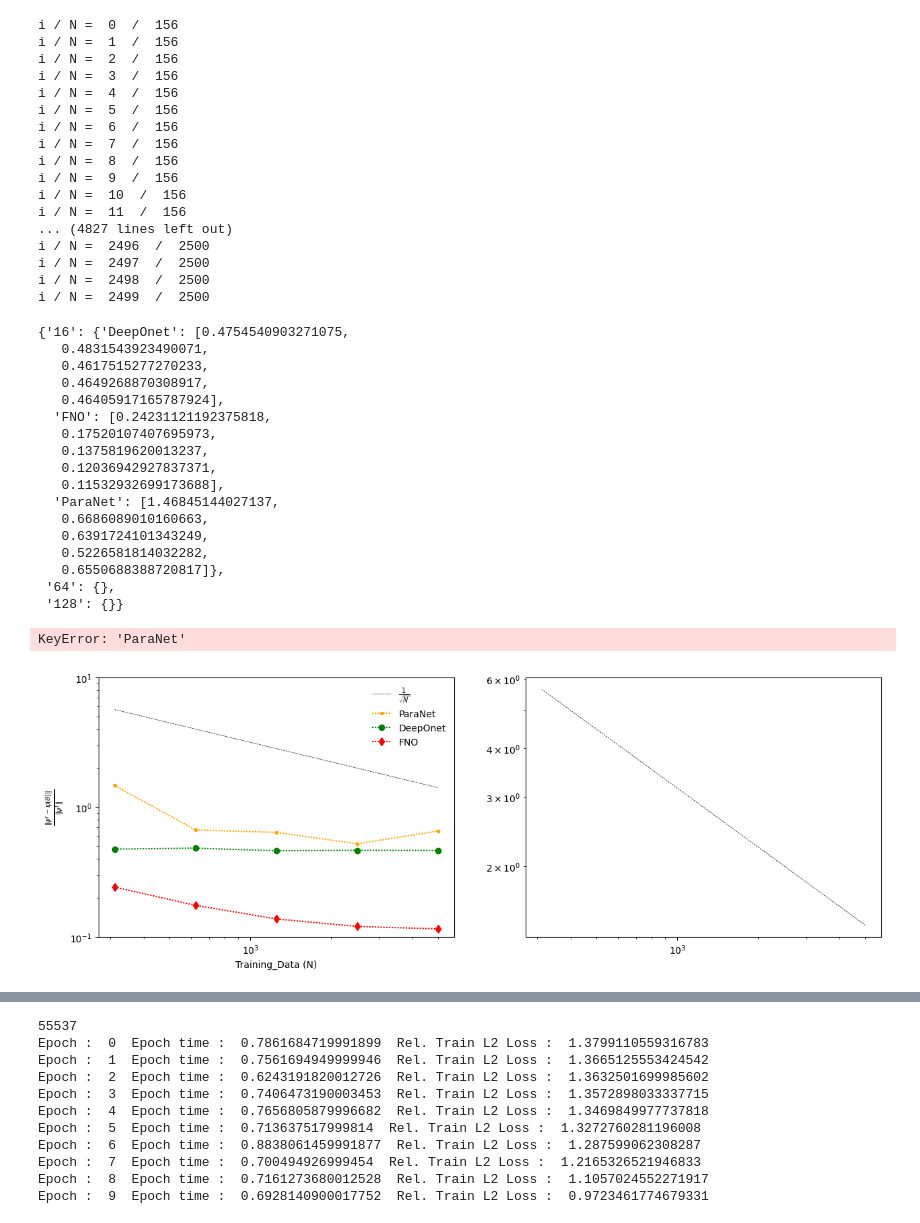
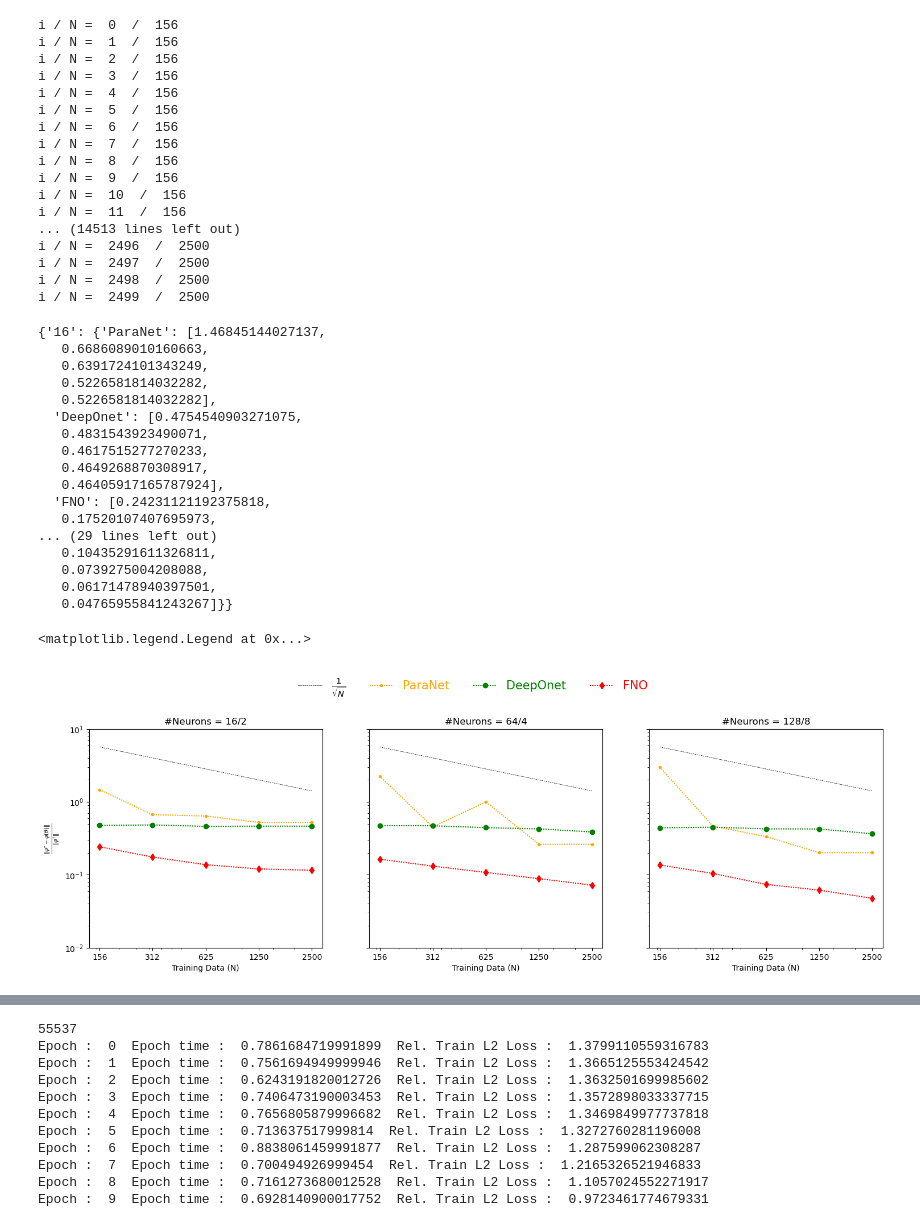
Before and after one commit to ChristianJzB/Projects, a Jupyter notebook: Deep_Solvers/Neural_Operators/Trade_Cost_Accuracy/Test_comparison.ipynb, the cells around one changed output, grey strips where cells are left out. Drawn from its saved outputs; the diff is of its cells as text; code cells hidden in the pictures.

```diff
--- a/Deep_Solvers/Neural_Operators/Trade_Cost_Accuracy/Test_comparison.ipynb
+++ b/Deep_Solvers/Neural_Operators/Trade_Cost_Accuracy/Test_comparison.ipynb
@@ -32,9 +32,9 @@ test_error_mean = {"16":dict(),"64":dict(),"128":dict()}
 
 #M_  = [312*(2**i) for i in range(6)]
 #N_neurons = [16,64,128,256]
-for nneurons in [16]:
+for nneurons in [16,64, 128]:
     test_error_mean[str(nneurons)]["ParaNet"] = []
-    for M in [312, 624, 1250,2500,5000]:
+    for M in [312, 624, 1250,2500]:
 
         N = 100
         ntrain = M//2
@@ -149,6 +154,6 @@ test_error_mean
 # %%
 
-N_neurons = [16]
+N_neurons = [16,64, 128]
 for nneurons in N_neurons:
     test_error_mean[str(nneurons)]["DeepOnet"] = []
     for M in [312, 624, 1250, 2500,5000]:
@@ -262,7 +277,7 @@ test_error_mean
 # %%
 
-N_neurons = [2]
-for nneurons,nl in zip(N_neurons,[16,64,128]):
+N_neurons = [2,4,8]
+for nneurons,nl in zip(N_neurons,[16,64, 128]):
     test_error_mean[str(nl)]["FNO"] = []
     for M in [312, 624, 1250, 2500,5000]:
 
@@ -330,10 +345,8 @@ i / N =  8  /  156
 i / N =  9  /  156
 i / N =  10  /  156
 i / N =  11  /  156
-... (4827 lines left out)
+... (14513 lines left out)
 i / N =  2496  /  2500
 i / N =  2497  /  2500
 i / N =  2498  /  2500
 i / N =  2499  /  2500
-# %%
-test_error_mean["16"]["ParaNet"]=[1.46845144027137,0.6686089010160663,0.6391724101343249,0.5226581814032282,0.6550688388720817]
@@ -340,47 +357,51 @@ test_error_mean["16"]["ParaNet"]=[1.46845144027137,0.6686089010160663,0.63917241
 # %%
 test_error_mean
 # %% [output]
-{'16': {'DeepOnet': [0.4754540903271075,
+{'16': {'ParaNet': [1.46845144027137,
+   0.6686089010160663,
+   0.6391724101343249,
+   0.5226581814032282,
+   0.5226581814032282],
+  'DeepOnet': [0.4754540903271075,
    0.4831543923490071,
    0.4617515277270233,
    0.4649268870308917,
    0.46405917165787924],
   'FNO': [0.24231121192375818,
    0.17520107407695973,
-   0.1375819620013237,
-   0.12036942927837371,
-   0.11532932699173688],
-  'ParaNet': [1.46845144027137,
-   0.6686089010160663,
-   0.6391724101343249,
-   0.5226581814032282,
-   0.6550688388720817]},
- '64': {},
- '128': {}}
+... (29 lines left out)
+   0.10435291611326811,
+   0.0739275004208088,
+   0.06171478940397501,
+   0.04765955841243267]}}
 # %%
 d = np.array([312, 624, 1250, 2500,5000])
 
 
 #plt.loglog(d, 1/np.sqrt(d),color = "blue", label= r"$\frac{1}{\sqrt{N}}$")
-fig, axs = plt.subplots(1, 2, figsize=(15, 5))
-ylims = [(1e-1, 10), (1e-2, 10), (0.04, 0.4), (0.1, 10)]
-
+fig, axs = plt.subplots(1, 3, figsize=(18, 5), sharey=True)
+ylims = [(1e-2, 10), (1e-2, 10), (0.04, 0.4), (0.1, 10)]
+networks = ["#Neurons = 16/2", "#Neurons = 64/4", "#Neurons = 128/8"]
 for i,(key,ax) in enumerate(zip(test_error_mean.keys(),axs.flatten())):
 
     ax.loglog(d,100*d**(-1/2),label = r"$\frac{1}{\sqrt{N}}$",color = "black",linewidth=0.5,linestyle="dashed")
     ax.loglog(d,np.array(test_error_mean[str(key)]["ParaNet"]), marker = ".",color = "orange",linestyle=(0,(1,1)),label = "ParaNet")
     ax.loglog(d,np.array(test_error_mean[str(key)]["DeepOnet"]),marker = "o", color = "green",linestyle=(0,(1,1)),label = "DeepOnet")
     ax.loglog(d,np.array(test_error_mean[str(key)]["FNO"]), marker = "d", color = "red",linestyle=(0,(1,1)),label = "FNO")
     #ax.set_yscale('log')
-    ax.set_ylim(ylims[i])
-    ax.set_ylabel(r"$\frac {\| \psi^{\dag} - \psi(\theta)\|}{\| \psi^{\dag}\|}$")
-    ax.set_xlabel(f"Training_Data (N)")
+    ax.set_xlabel(f"Training Data (N)")
+    ax.set_title(networks[i])
+    ax.set_xticks(d)
+    ax.set_xticklabels(["156","312","625","1250","2500"])
 
+axs[0].set_ylim(ylims[0])
+axs[0].set_ylabel(r"$\frac {\| \psi^{\dag} - \psi(\theta)\|}{\| \psi^{\dag}\|}$")
 
-    ax.legend(frameon = False)
+handles, labels = axs[0].get_legend_handles_labels()
+fig.legend(handles,labels,loc = "lower center",bbox_to_anchor=(0.5,0.95),ncol=4,frameon=False,fontsize=15,labelcolor="linecolor")
 # %% [output]
-KeyError: 'ParaNet'
+<matplotlib.legend.Legend at 0x...>
-[figure, old version]
+[figure, new version]
 # %%
 import sys
 import numpy as np
```
Also changed, not shown: parts of 7 cells of this notebook, 46 other files.
